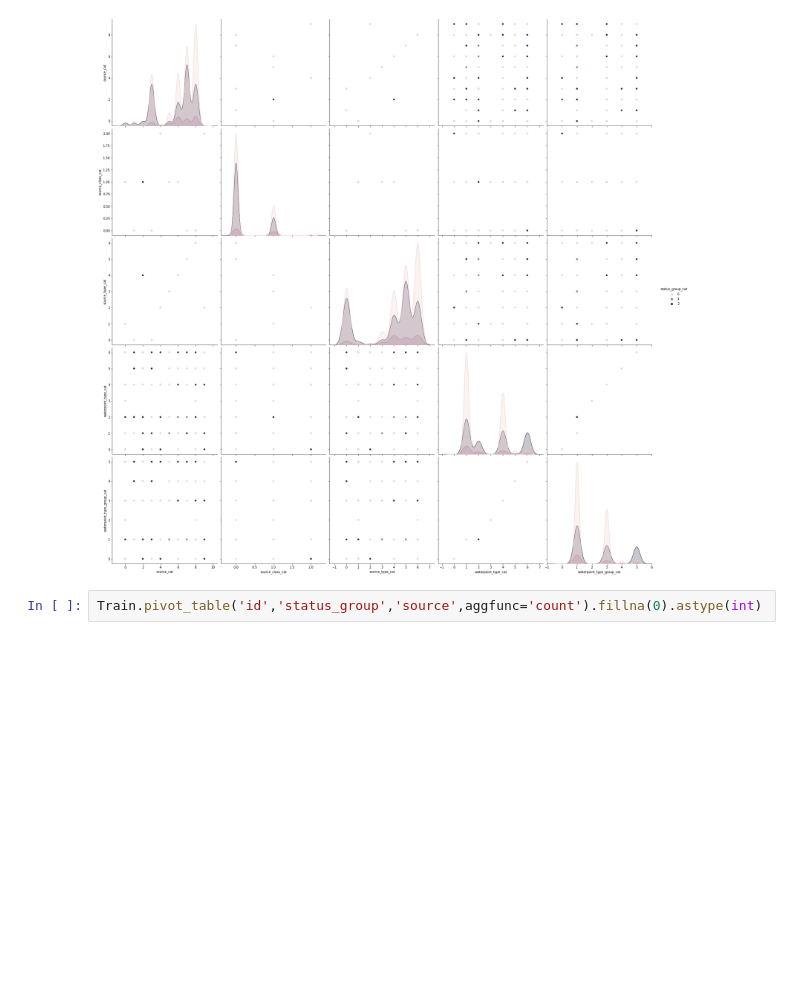
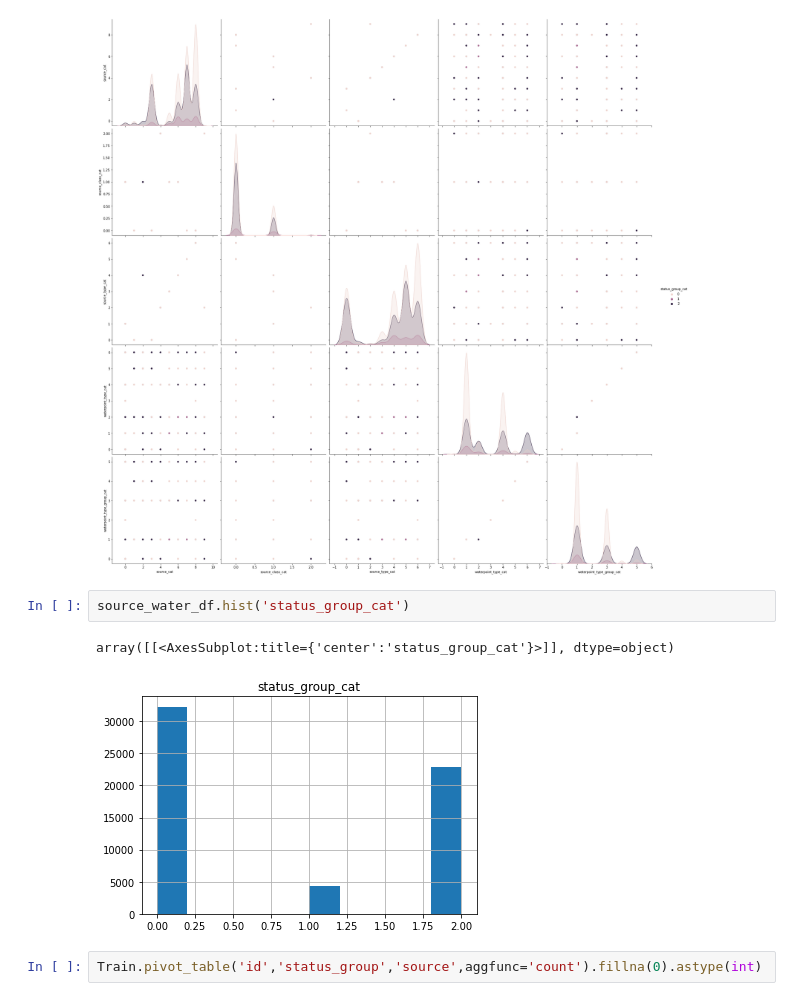
Before and after one commit to JannaW0402/Pump-It-Up-Test, a Jupyter notebook: 869Janna.ipynb, the cells around one changed output. Drawn from its saved outputs; the diff is of its cells as text; blank space fills up the shorter version.

Commit message:
hist

```diff
--- a/869Janna.ipynb
+++ b/869Janna.ipynb
@@ -325,6 +318,11 @@ sns.pairplot(source_water_df,hue='status_group_cat',height = 5)
 # %% [output]
 <seaborn.axisgrid.PairGrid at 0x...>
 [figure]
+# %%
+source_water_df.hist('status_group_cat')
+# %% [output]
+array([[<AxesSubplot:title={'center':'status_group_cat'}>]], dtype=object)
+[figure, added]
 # %%
 Train.pivot_table('id','status_group','source',aggfunc='count').fillna(0).astype(int)
 # %% [output]
```
Also changed, not shown: parts of 5 cells of this notebook.
